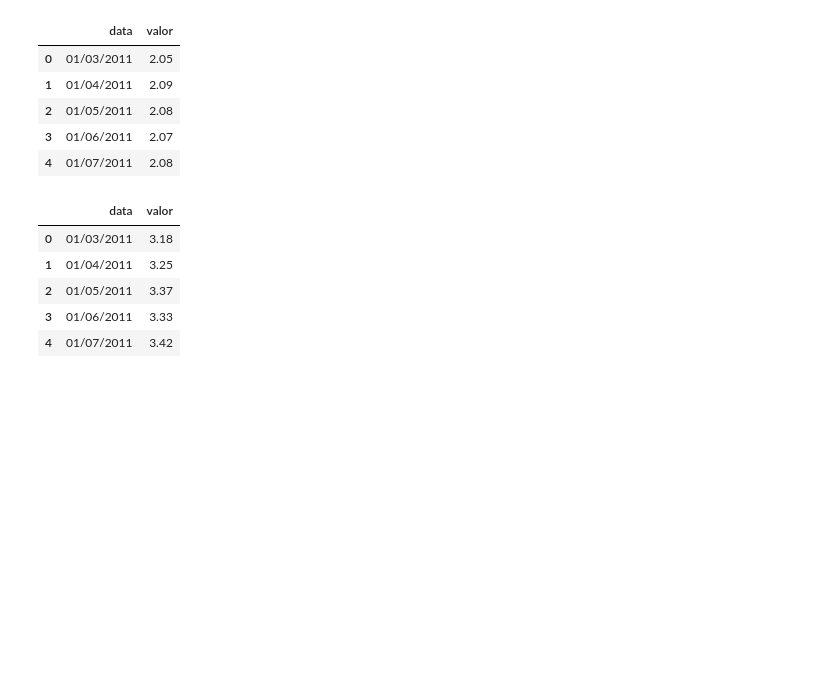
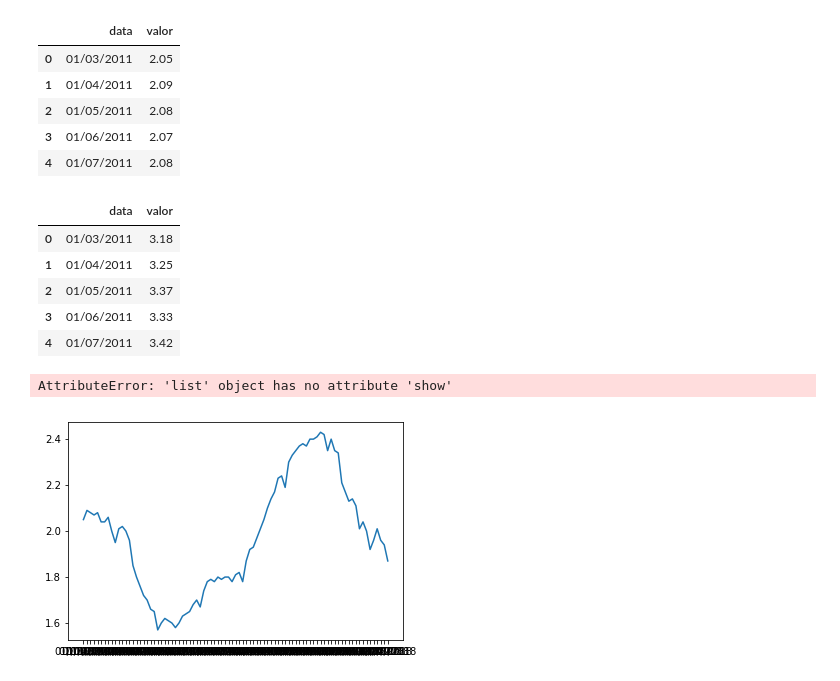
Before and after one commit to GustavoAlovisi/Econometrics2018, a Jupyter notebook: eco02018.ipynb, the cells around one changed output. Drawn from its saved outputs; the diff is of its cells as text; code cells hidden in the pictures; blank space fills up the shorter version.

```diff
--- a/eco02018.ipynb
+++ b/eco02018.ipynb
@@ -27,3 +37,9 @@ txinadimplencia.head()
 | 2 | 01/05/2011 | 3.37 |
 | 3 | 01/06/2011 | 3.33 |
 | 4 | 01/07/2011 | 3.42 |
+# %%
+grafjuros = plt.plot(jurosmedmensal.data, jurosmedmensal.valor)
+plt.show()
+# %% [output]
+AttributeError: 'list' object has no attribute 'show'
+[figure, added]
```
Also changed, not shown: parts of 11 cells of this notebook.
